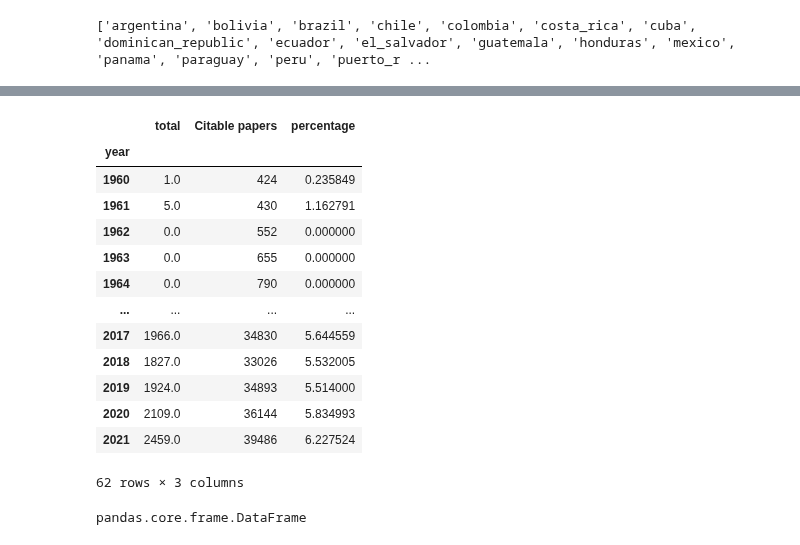
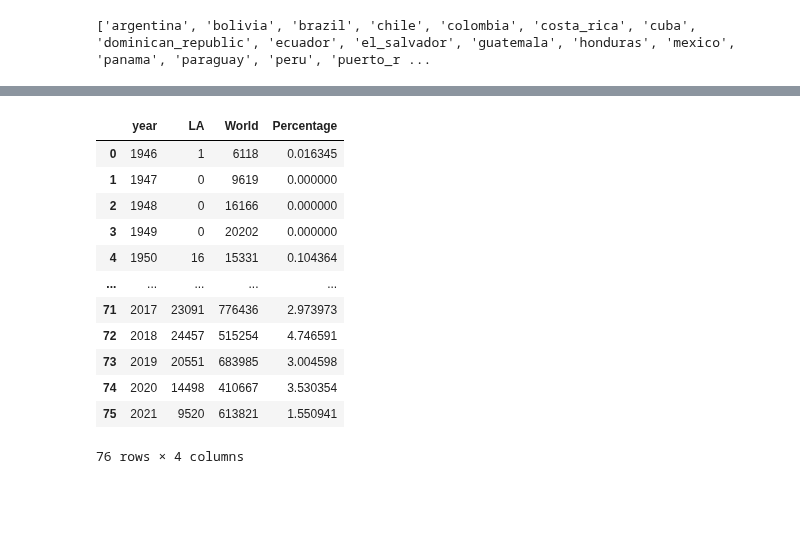
Before and after one commit to restrepo/inspireauth, a Jupyter notebook: INSPIREHEP_new_nbs/INSPIREHEP_new_citations_per_year_world.ipynb, the cells around one changed output, grey strips where cells are left out. Cells and saved outputs as stored; diff of their text form; code cells hidden in the pictures; blank space fills up the shorter version.

```diff
--- a/INSPIREHEP_new_nbs/INSPIREHEP_new_citations_per_year_world.ipynb
+++ b/INSPIREHEP_new_nbs/INSPIREHEP_new_citations_per_year_world.ipynb
@@ -616,22 +273,37 @@ merged = merged.iloc[:-2]
-# %%
-merged
-# %% [output]
-|  | total | Citable papers | percentage |
-| year |  |  |  |
-| 1960 | 1.0 | 424 | 0.235849 |
-| 1961 | 5.0 | 430 | 1.162791 |
-| 1962 | 0.0 | 552 | 0.000000 |
-| 1963 | 0.0 | 655 | 0.000000 |
-| 1964 | 0.0 | 790 | 0.000000 |
-| ... | ... | ... | ... |
-| 2017 | 1966.0 | 34830 | 5.644559 |
-| 2018 | 1827.0 | 33026 | 5.532005 |
-| 2019 | 1924.0 | 34893 | 5.514000 |
-| 2020 | 2109.0 | 36144 | 5.834993 |
-| 2021 | 2459.0 | 39486 | 6.227524 |
-62 rows × 3 columns
-# %%
-type(merged)
-# %% [output]
-pandas.core.frame.DataFrame
+# %%
+def generate_citations_percentage(df_latam, df_world):
+    """
+    Generate a DataFrame with the percentage of citations of Latin America with respect to the world.
+
+    Parameters:
+        df_latam (pd.Series): The number of citations of papers published a given year in Latin America.
+        df_world (pd.Series): The number of citations of papers published a given year in the world.
+
+    Returns:
+        pd.DataFrame: The percentage of citations of Latin America with respect to the world.
+    """
+
+    # Combine the two DataFrames
+    df_latam = df_latam.rename(columns={'total_citation_count': 'LA'})
+    df_latam['World'] = df_world['total_citations']
+    df_latam['Percentage'] = df_latam['LA'] / df_latam['World'] * 100
+
+    return df_latam
+# %%
+df_combined = generate_citations_percentage(df_citation_per_year, df_world)
+df_combined
+# %% [output]
+|  | year | LA | World | Percentage |
+| 0 | 1946 | 1 | 6118 | 0.016345 |
+| 1 | 1947 | 0 | 9619 | 0.000000 |
+| 2 | 1948 | 0 | 16166 | 0.000000 |
+| 3 | 1949 | 0 | 20202 | 0.000000 |
+| 4 | 1950 | 16 | 15331 | 0.104364 |
+| ... | ... | ... | ... | ... |
+| 71 | 2017 | 23091 | 776436 | 2.973973 |
+| 72 | 2018 | 24457 | 515254 | 4.746591 |
+| 73 | 2019 | 20551 | 683985 | 3.004598 |
+| 74 | 2020 | 14498 | 410667 | 3.530354 |
+| 75 | 2021 | 9520 | 613821 | 1.550941 |
+76 rows × 4 columns
 # %% [markdown]
```
Also changed, not shown: parts of 54 cells of this notebook.
